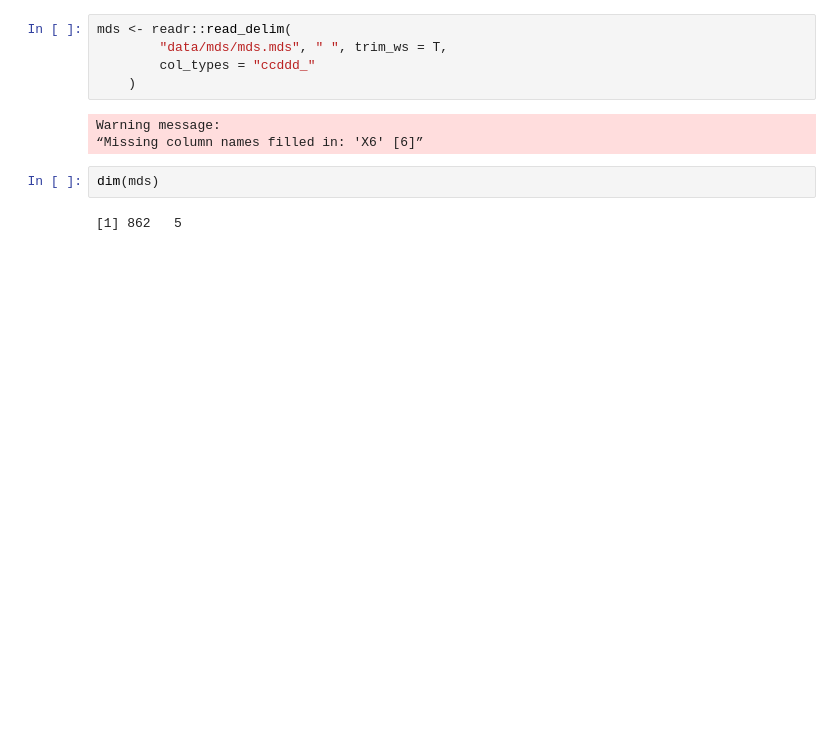
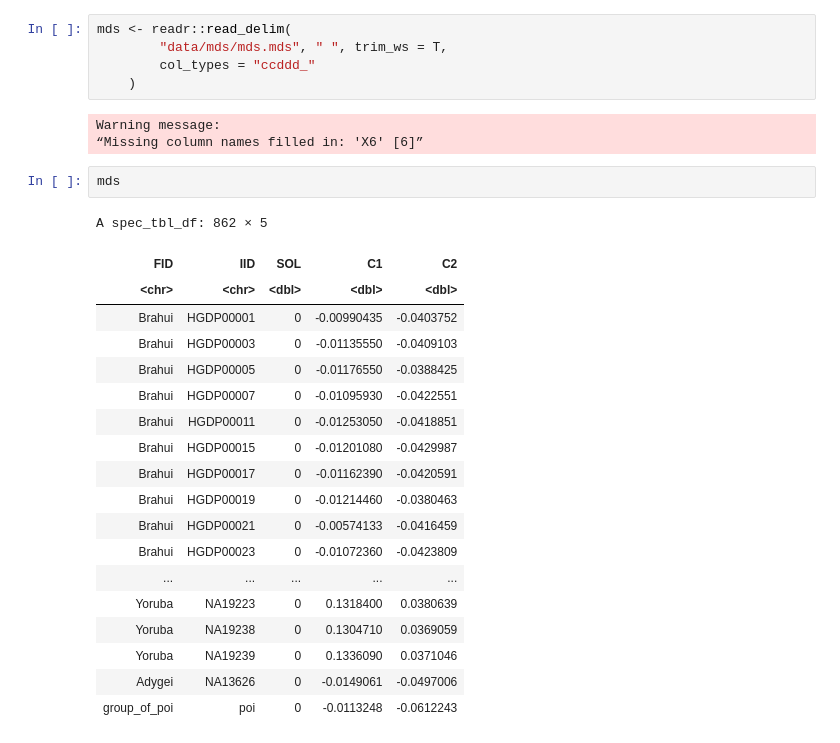
Before and after one commit to nevrome/paagen, a Jupyter notebook: playground/test_workflow.ipynb, the cells around one changed output. Saved outputs shown, nothing was run; the diff lists cells and outputs as text; blank space fills up the shorter version.

```diff
--- a/playground/test_workflow.ipynb
+++ b/playground/test_workflow.ipynb
@@ -109,10 +160,28 @@ mds <- readr::read_delim(
 # %% [output]
 Warning message:
 “Missing column names filled in: 'X6' [6]”
-# %%
-dim(mds)
-# %% [output]
-[1] 862   5
+# %%
+mds
+# %% [output]
+A spec_tbl_df: 862 × 5
+| FID | IID | SOL | C1 | C2 |
+| <chr> | <chr> | <dbl> | <dbl> | <dbl> |
+| Brahui | HGDP00001 | 0 | -0.00990435 | -0.0403752 |
+| Brahui | HGDP00003 | 0 | -0.01135550 | -0.0409103 |
+| Brahui | HGDP00005 | 0 | -0.01176550 | -0.0388425 |
+| Brahui | HGDP00007 | 0 | -0.01095930 | -0.0422551 |
+| Brahui | HGDP00011 | 0 | -0.01253050 | -0.0418851 |
+| Brahui | HGDP00015 | 0 | -0.01201080 | -0.0429987 |
+| Brahui | HGDP00017 | 0 | -0.01162390 | -0.0420591 |
+| Brahui | HGDP00019 | 0 | -0.01214460 | -0.0380463 |
+| Brahui | HGDP00021 | 0 | -0.00574133 | -0.0416459 |
+| Brahui | HGDP00023 | 0 | -0.01072360 | -0.0423809 |
+| ... | ... | ... | ... | ... |
+| Yoruba | NA19223 | 0 | 0.1318400 | 0.0380639 |
+| Yoruba | NA19238 | 0 | 0.1304710 | 0.0369059 |
+| Yoruba | NA19239 | 0 | 0.1336090 | 0.0371046 |
+| Adygei | NA13626 | 0 | -0.0149061 | -0.0497006 |
+| group_of_poi | poi | 0 | -0.0113248 | -0.0612243 |
 # %%
 library(ggplot2)
 options(repr.plot.width = 20, repr.plot.height = 7, repr.plot.res = 100)
```
Also changed, not shown: parts of 7 cells of this notebook.
